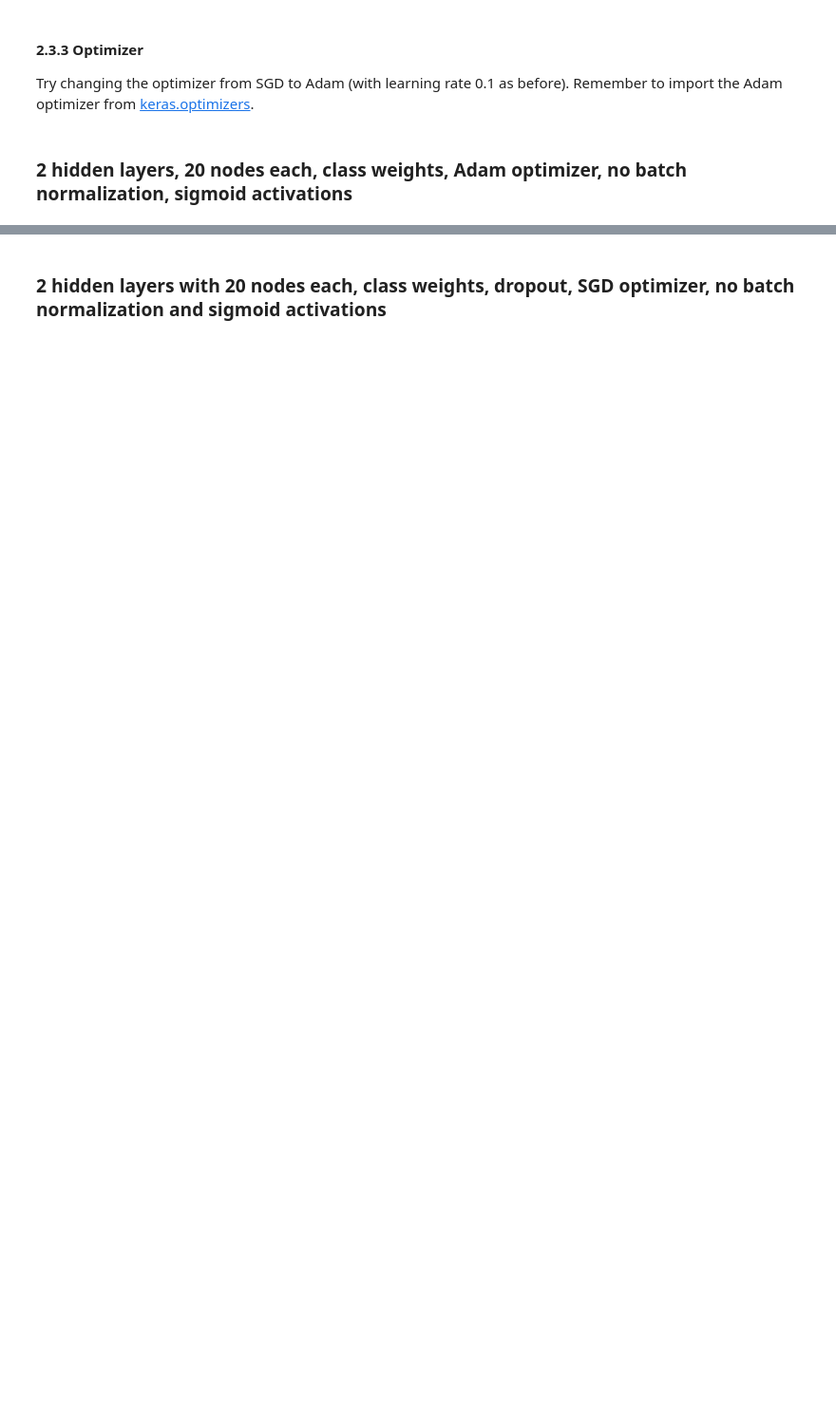
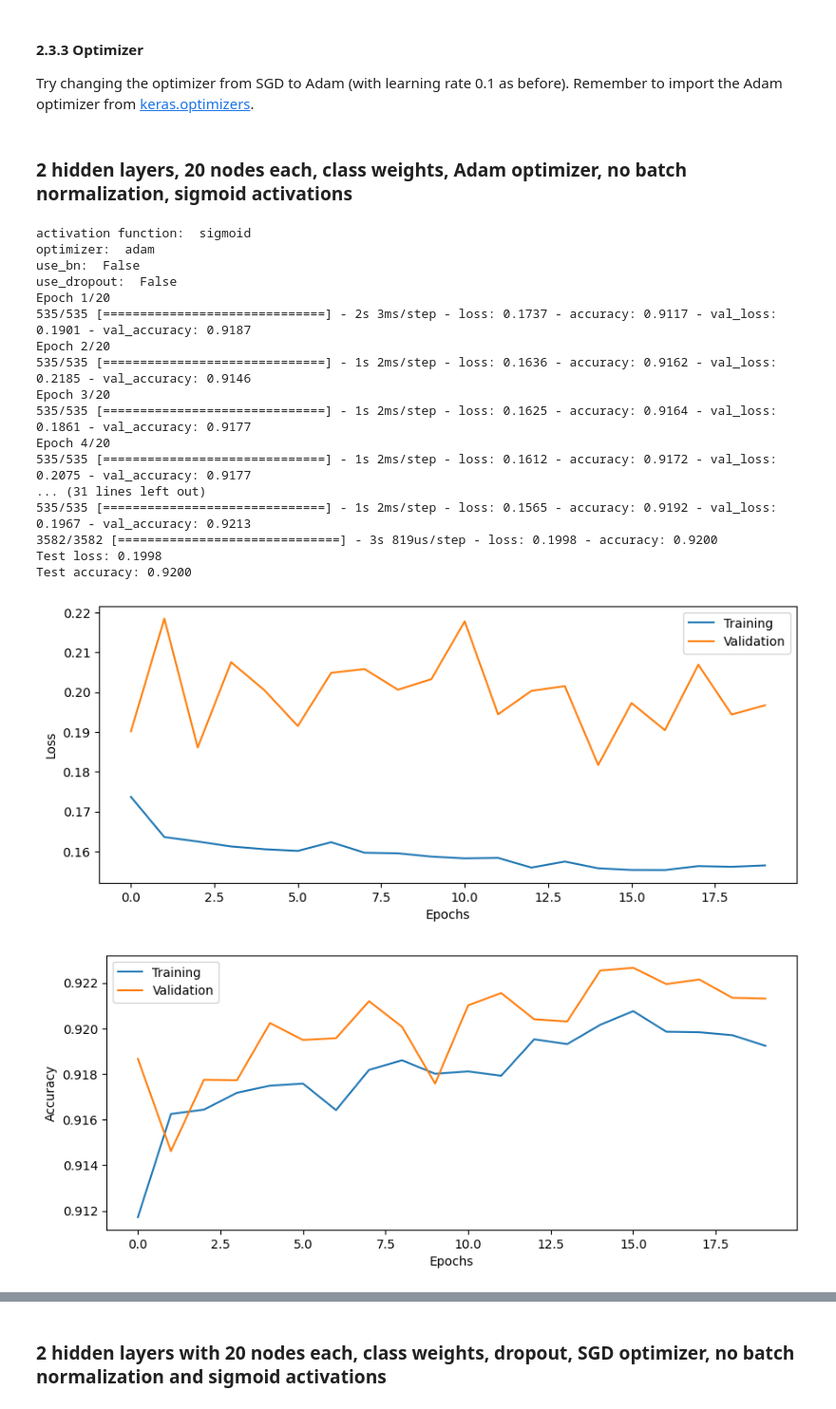
Before and after one commit to jakli758/dl_lab1, a Jupyter notebook: lab2/DNN_Lab.ipynb, the cells around one changed output, grey strips where cells are left out. Shown at 95% size. Cells and saved outputs as stored; diff of their text form; code cells hidden in the pictures; blank space fills up the shorter version.

```diff
--- a/lab2/DNN_Lab.ipynb
+++ b/lab2/DNN_Lab.ipynb
@@ -635,25 +725,63 @@ Try changing the optimizer from SGD to Adam (with learning rate 0.1 as before).
 # %% [markdown]
 ### 2 hidden layers, 20 nodes each, class weights, Adam optimizer, no batch normalization, sigmoid activations
 # %%
+
+
+
 # --------------------------------------------
 # === Your code here =========================
 # --------------------------------------------
 
 # Build and train model
-model8 = ???
+model_config = {
+    'learning_rate': learning_rate,
+    'input_shape': input_shape,
+    'loss': loss,
+    'act_fun': 'sigmoid',
+    'n_hidden_layers': 2,
+    'n_hidden_units': 20,
+    'optimizer': 'adam',
+    'print_args': True
+}
 
-history8 = ???
+train_config = {
+    'batch_size': batch_size,
+    'epochs': epochs,
+    'class_weight': class_weights
+}
+
+history8 = train_DNN( model_config, (Xtrain, Ytrain, Xval, Yval), train_config)
 
 # Evaluate model on test data
-score = ???
+score = history8.model.evaluate(Xtest, Ytest)
 
 # ============================================
 
 print('Test loss: %.4f' % score[0])
 print('Test accuracy: %.4f' % score[1])
 
 # Plot the history from the training run
 plot_results(history8)
+# %% [output]
+activation function:  sigmoid
+optimizer:  adam
+use_bn:  False
+use_dropout:  False
+Epoch 1/20
+535/535 [==============================] - 2s 3ms/step - loss: 0.1737 - accuracy: 0.9117 - val_loss: 0.1901 - val_accuracy: 0.9187
+Epoch 2/20
+535/535 [==============================] - 1s 2ms/step - loss: 0.1636 - accuracy: 0.9162 - val_loss: 0.2185 - val_accuracy: 0.9146
+Epoch 3/20
+535/535 [==============================] - 1s 2ms/step - loss: 0.1625 - accuracy: 0.9164 - val_loss: 0.1861 - val_accuracy: 0.9177
+Epoch 4/20
+535/535 [==============================] - 1s 2ms/step - loss: 0.1612 - accuracy: 0.9172 - val_loss: 0.2075 - val_accuracy: 0.9177
+... (31 lines left out)
+535/535 [==============================] - 1s 2ms/step - loss: 0.1565 - accuracy: 0.9192 - val_loss: 0.1967 - val_accuracy: 0.9213
+3582/3582 [==============================] - 3s 819us/step - loss: 0.1998 - accuracy: 0.9200
+Test loss: 0.1998
+Test accuracy: 0.9200
+[figure, added]
+[figure, added]
 # %% [markdown]
 #### 2.3.4 **Dropout regularization**
 
```
Also changed, not shown: parts of 35 cells of this notebook, 1 other file.
